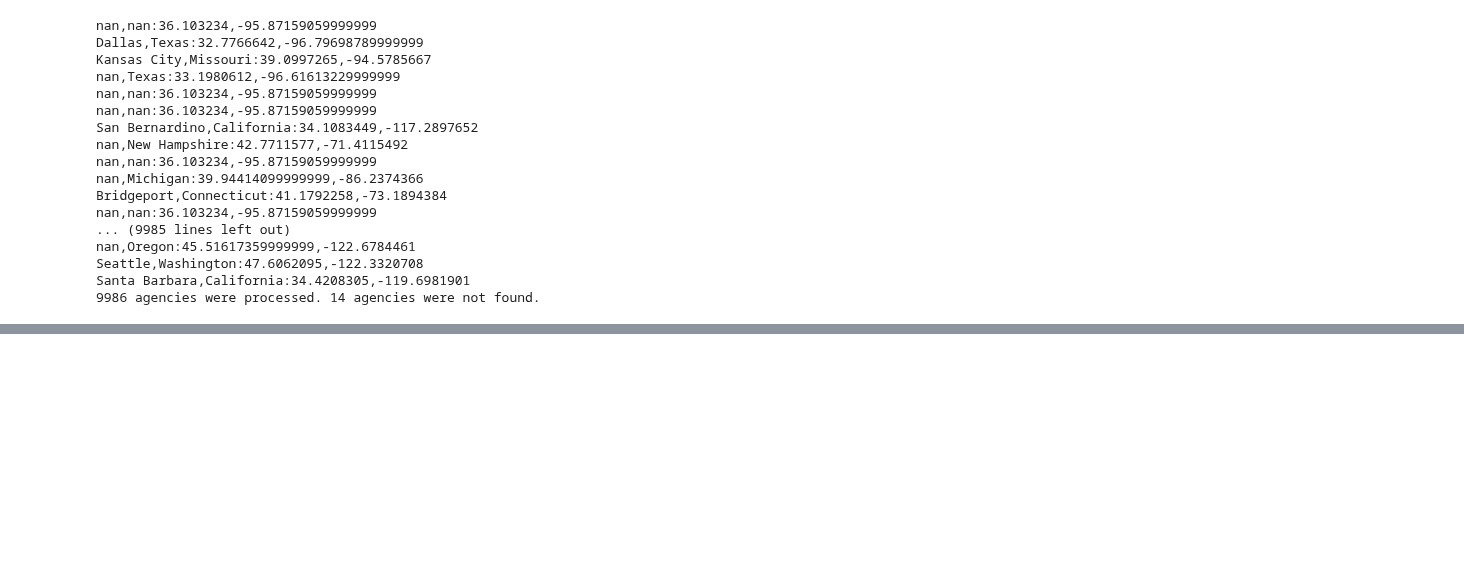
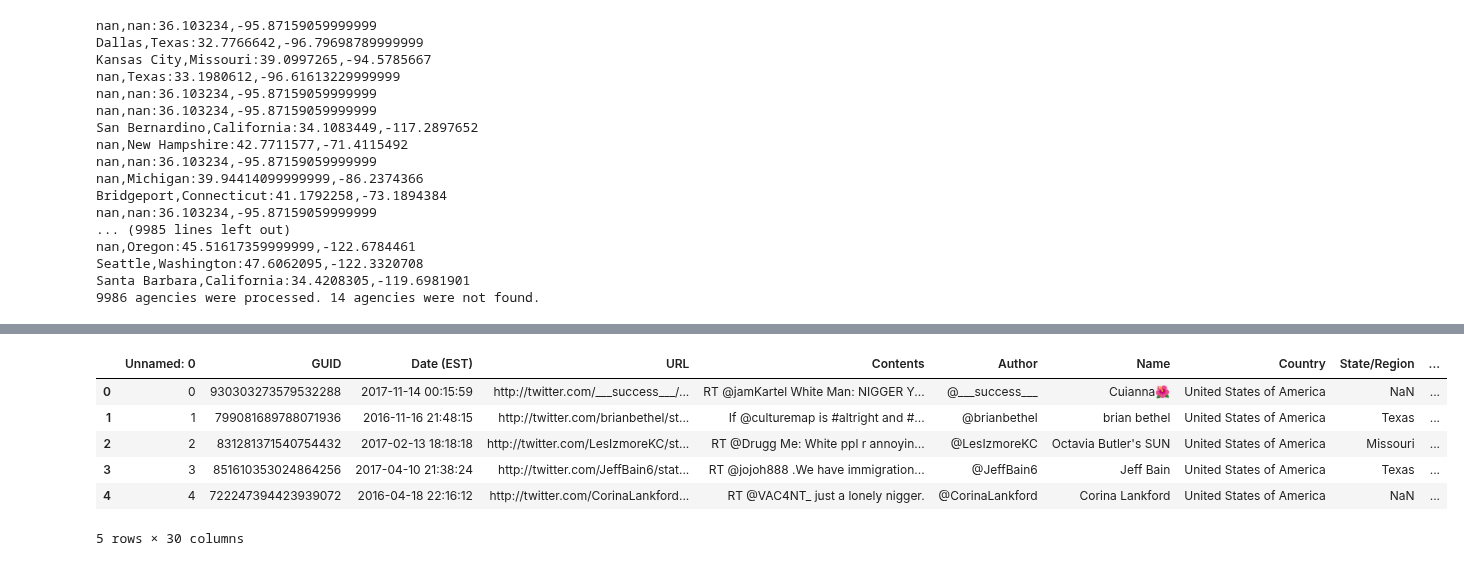
Before and after one commit to jmendiola84/Team_5, a Jupyter notebook: Tweets_1(Prejudice).ipynb, the cells around one changed output, grey strips where cells are left out. Drawn from its saved outputs; the diff is of its cells as text; code cells hidden in the pictures; blank space fills up the shorter version.

```diff
--- a/Tweets_1(Prejudice).ipynb
+++ b/Tweets_1(Prejudice).ipynb
@@ -115,0 +158,14 @@ for (idx, row) in output_list.iterrows():
+# %%
+# Keep leading zeros
+FIPS_df['FIPS'] = FIPS_df['FIPS'].apply(str)
+FIPS_df['FIPS_block'] = FIPS_df['FIPS_block'].apply(str)
+FIPS_df.to_csv('resources/TweetData/Tweets1_Final.csv')
+FIPS_df.head()
+# %% [output]
+|  | Unnamed: 0 | GUID | Date (EST) | URL | Contents | Author | Name | Country | State/Region | ... |
+| 0 | 0 | 930303273579532288 | 2017-11-14 00:15:59 | http://twitter.com/___success___/... | RT @jamKartel White Man: NIGGER Y... | @___success___ | Cuianna🌺 | United States of America | NaN | ... |
+| 1 | 1 | 799081689788071936 | 2016-11-16 21:48:15 | http://twitter.com/brianbethel/st... | If @culturemap is #altright and #... | @brianbethel | brian bethel | United States of America | Texas | ... |
+| 2 | 2 | 831281371540754432 | 2017-02-13 18:18:18 | http://twitter.com/LesIzmoreKC/st... | RT @Drugg Me: White ppl r annoyin... | @LesIzmoreKC | Octavia Butler's SUN | United States of America | Missouri | ... |
+| 3 | 3 | 851610353024864256 | 2017-04-10 21:38:24 | http://twitter.com/JeffBain6/stat... | RT @jojoh888 .We have immigration... | @JeffBain6 | Jeff Bain | United States of America | Texas | ... |
+| 4 | 4 | 722247394423939072 | 2016-04-18 22:16:12 | http://twitter.com/CorinaLankford... | RT @VAC4NT_ just a lonely nigger. | @CorinaLankford | Corina Lankford | United States of America | NaN | ... |
+5 rows × 30 columns
```
Also changed, not shown: parts of 5 cells of this notebook, 6 other files.
